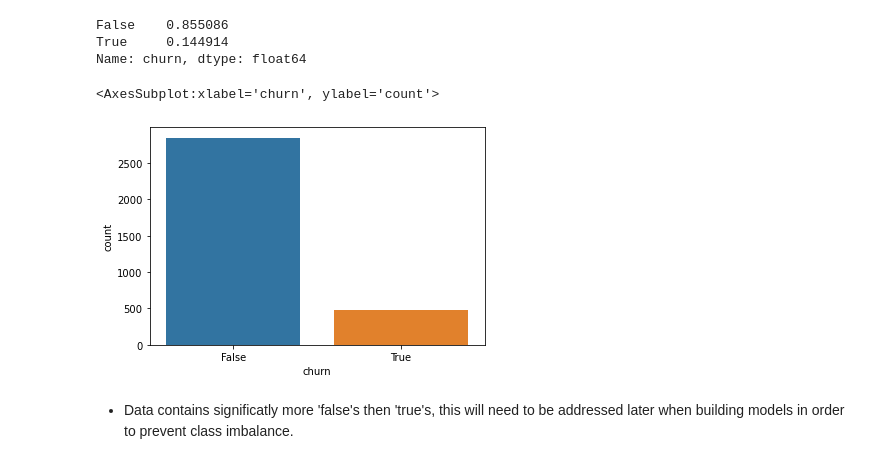
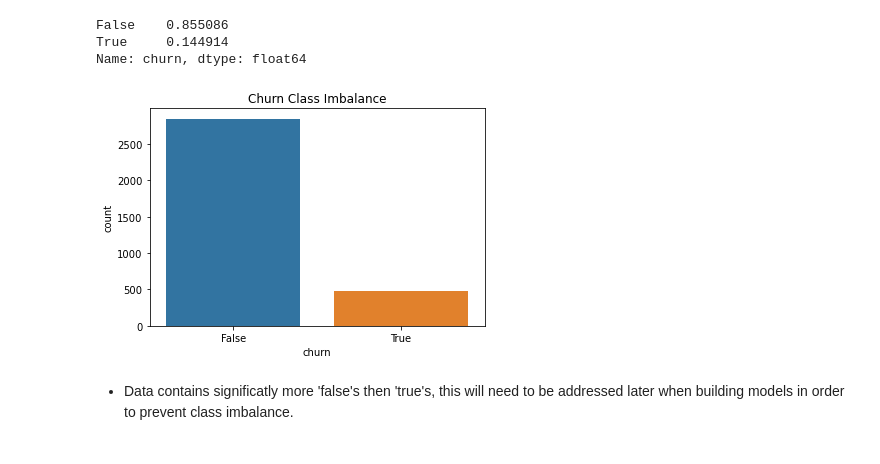
Before and after one commit to jmg0144/Customer-Churn-Classification-Analysis, a Jupyter notebook: SyriaTel-Customer-Churn-Analysis.ipynb, the cells around one changed output. Saved outputs shown, nothing was run; the diff lists cells and outputs as text; code cells hidden in the pictures.

```diff
--- a/SyriaTel-Customer-Churn-Analysis.ipynb
+++ b/SyriaTel-Customer-Churn-Analysis.ipynb
@@ -159,9 +159,9 @@ Name: churn, dtype: float64
 # %%
 #Countplot for churn column
 sns.countplot(x='churn', data=df)
+plt.title('Churn Class Imbalance');
 # %% [output]
-<AxesSubplot:xlabel='churn', ylabel='count'>
-[figure, old version]
+[figure, new version]
 # %% [markdown]
  - Data contains significatly more 'false's then 'true's, this will need to be addressed later when building models in order to prevent class imbalance.
 # %%
```
